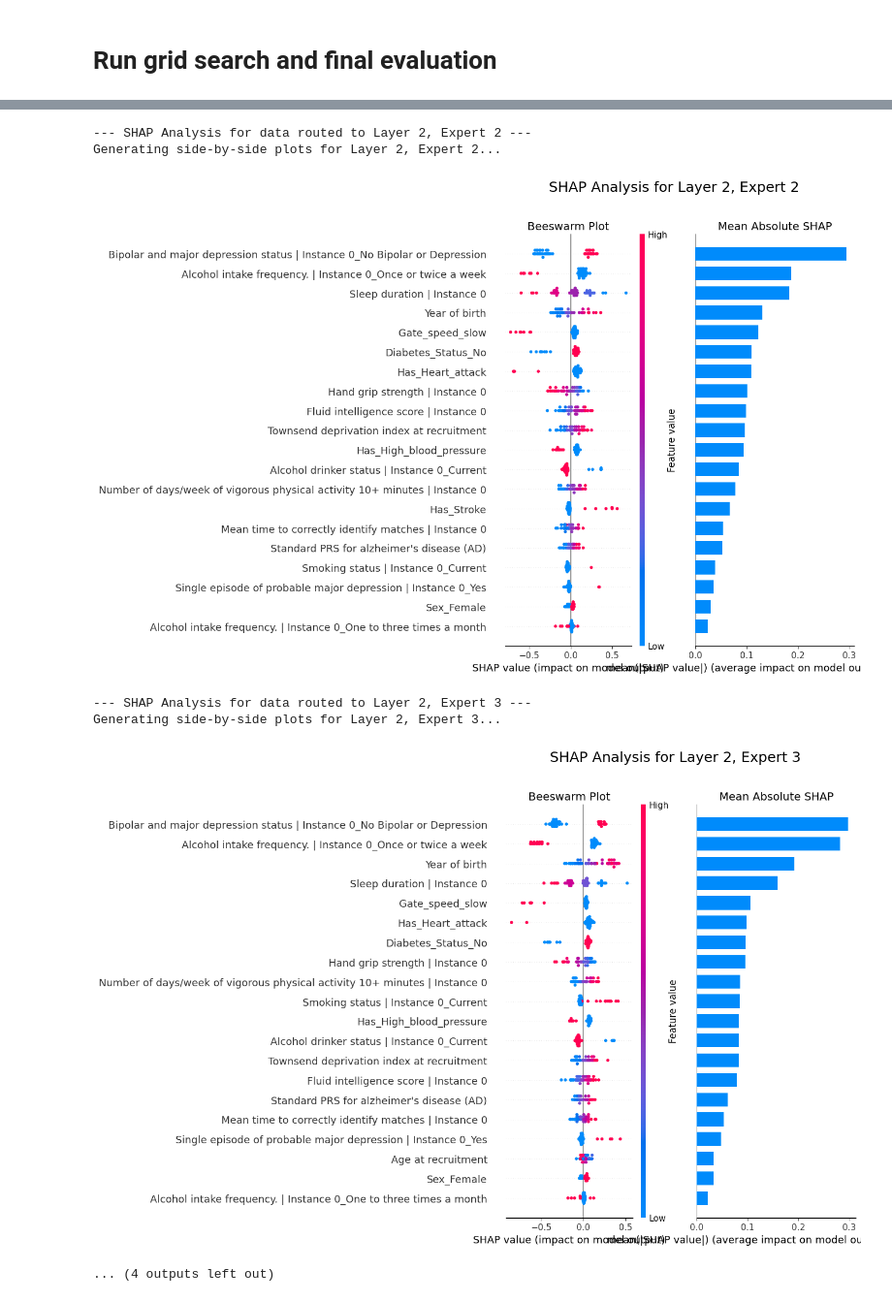
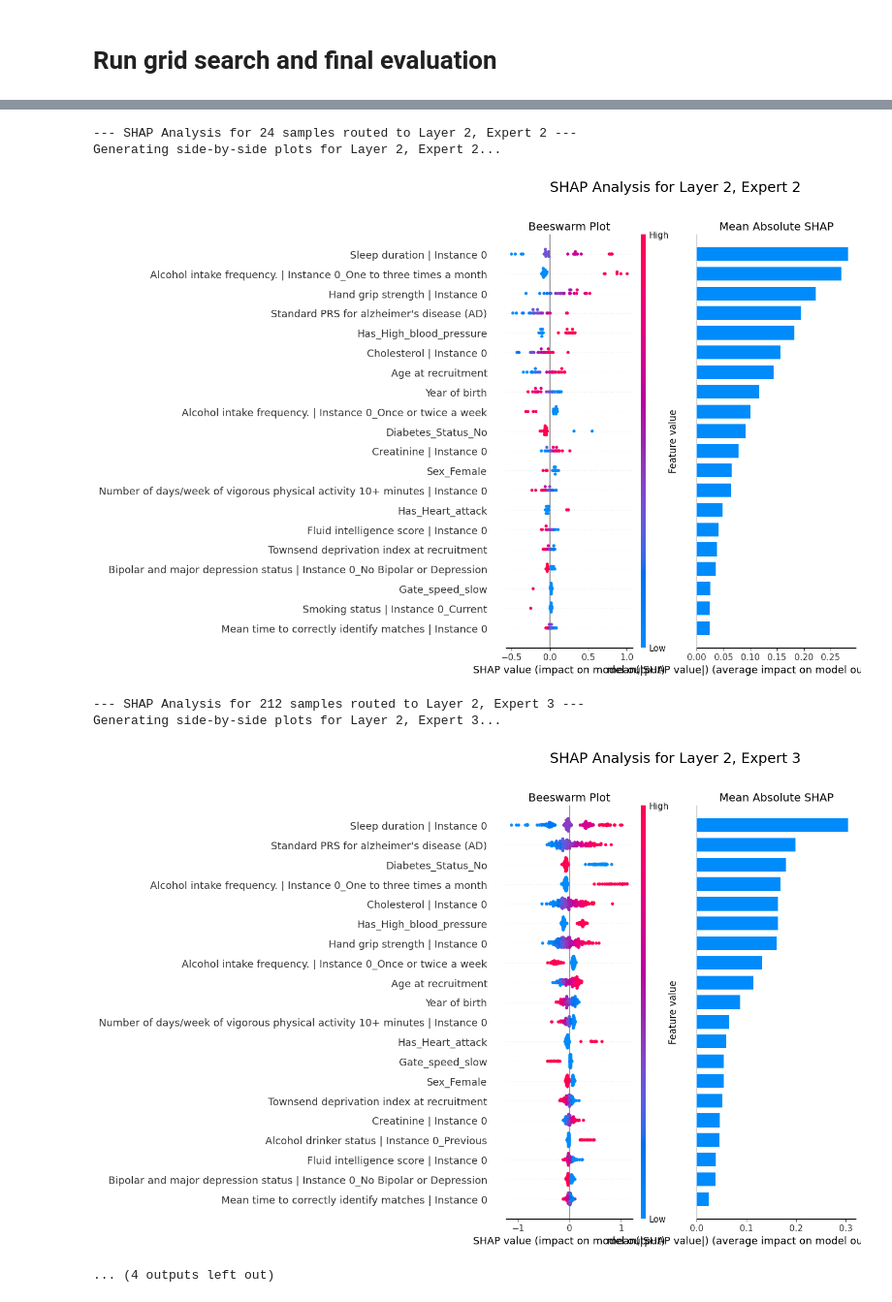
Before and after one commit to skassen2/honours_research, a Jupyter notebook: test_and_SHAP/Mop_rfe_fulldataset.ipynb, the cells around one changed output, grey strips where cells are left out. Shown at 97% size. Saved outputs shown, nothing was run; the diff lists cells and outputs as text; code cells hidden in the pictures.

```diff
--- a/test_and_SHAP/Mop_rfe_fulldataset.ipynb
+++ b/test_and_SHAP/Mop_rfe_fulldataset.ipynb
@@ -241,14 +243,11 @@ fig.suptitle("Overall Model: SHAP Analysis", fontsize=18)
 plt.sca(axes[0])
 shap.summary_plot(shap_values[1], features=X_test_scaled, feature_names=X.columns, plot_type="dot", show=False)
 axes[0].set_title("Beeswarm Plot ", fontsize=14)
-#axes[0].set_xlabel("SHAP value")
-
 
 # Plot 2: Bar Plot
 plt.sca(axes[1])
 shap.summary_plot(shap_values[1], features=X_test_scaled, feature_names=X.columns, plot_type="bar", show=False)
 axes[1].set_title("Mean Absolute SHAP ", fontsize=14)
-#axes[1].set_xlabel("Absolute SHAP value")
 plt.tight_layout(rect=[0, 0.03, 1, 0.95])
 plt.show()
 
@@ -267,18 +266,29 @@ with torch.no_grad():
         intermediate_activations.append(block_output)
 
 for i, block_weights in enumerate(router_weights):
+    # For this layer, find the winning expert (the one with the highest weight) for each sample
+    chosen_experts_for_layer = np.argmax(block_weights, axis=1)
+
     for j in range(block_weights.shape[1]):
         if final_model.blocks[i].sparse_moe.experts[j].identity:
             continue
 
-        print(f"\n--- SHAP Analysis for data routed to Layer {i+1}, Expert {j+1} ---")
-        top_samples_indices = np.argsort(block_weights[:, j])[-50:]
-        shap_subset = shap_values[1][top_samples_indices]
-        X_test_subset = X_test_scaled[top_samples_indices]
+        # **MODIFIED LOGIC**: Find the indices of all samples where this expert (j) was the winner
+        samples_for_this_expert_indices = np.where(chosen_experts_for_layer == j)[0]
+
+        # Check if any samples were routed to this expert before plotting
+        if len(samples_for_this_expert_indices) == 0:
+            print(f"\nNo samples were primarily routed to Layer {i+1}, Expert {j+1}. Skipping.")
+            continue
+
+        print(f"\n--- SHAP Analysis for {len(samples_for_this_expert_indices)} samples routed to Layer {i+1}, Expert {j+1} ---")
+
+        # Use the new indices to create the data subset for SHAP
+        shap_subset = shap_values[1][samples_for_this_expert_indices]
+        X_test_subset = X_test_scaled[samples_for_this_expert_indices]
 
         # --- PLOTTING BLOCK FOR EACH EXPERT WITH SHARED Y-AXIS ---
         print(f"Generating side-by-side plots for Layer {i+1}, Expert {j+1}...")
-        # NEW: Added sharey=True here as well
         fig_expert, axes_expert = plt.subplots(1, 2, figsize=(20, 8), sharey=True)
         fig_expert.suptitle(f"SHAP Analysis for Layer {i+1}, Expert {j+1}", fontsize=18)
 
@@ -286,13 +296,11 @@ for i, block_weights in enumerate(router_weights):
         plt.sca(axes_expert[0])
         shap.summary_plot(shap_subset, features=X_test_subset, feature_names=X.columns, plot_type="dot", show=False)
         axes_expert[0].set_title("Beeswarm Plot", fontsize=14)
-        #axes[0].set_xlabel("SHAP value")
 
         # Bar plot
         plt.sca(axes_expert[1])
         shap.summary_plot(shap_subset, features=X_test_subset, feature_names=X.columns, plot_type="bar", show=False)
         axes_expert[1].set_title("Mean Absolute SHAP", fontsize=14)
-        #axes[1].set_xlabel("Absolute SHAP value")
 
         plt.tight_layout(rect=[0, 0.03, 1, 0.95])
         plt.show()
@@ -321,7 +329,7 @@ Generating side-by-side plots for Layer 1, Expert 3...
---- SHAP Analysis for data routed to Layer 2, Expert 2 ---
+--- SHAP Analysis for 24 samples routed to Layer 2, Expert 2 ---
 Generating side-by-side plots for Layer 2, Expert 2...
-[figure, old version]
+[figure, new version]
---- SHAP Analysis for data routed to Layer 2, Expert 3 ---
+--- SHAP Analysis for 212 samples routed to Layer 2, Expert 3 ---
 Generating side-by-side plots for Layer 2, Expert 3...
-[figure, old version]
+[figure, new version]
 ... (4 outputs left out)
```
Also changed, not shown: parts of 6 cells of this notebook, 5 other files.
